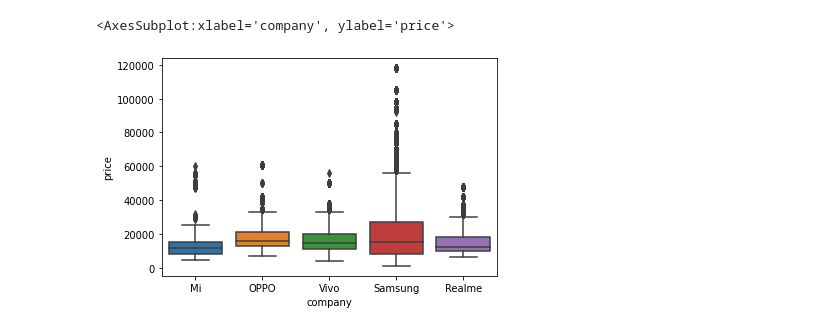
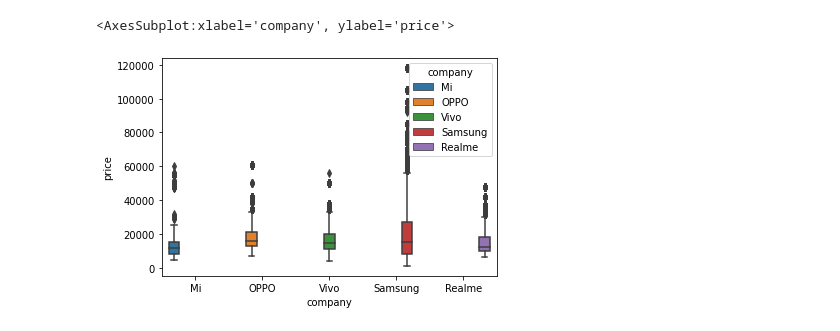
Before and after one commit to tejaschauhan373/price-predictior, a Jupyter notebook: test.ipynb, the cells around one changed output. Saved outputs shown, nothing was run; the diff lists cells and outputs as text; code cells hidden in the pictures.

```diff
--- a/test.ipynb
+++ b/test.ipynb
@@ -70,5 +35,5 @@ Name: model_number, Length: 925, dtype: int64
 # %%
-sns.boxplot(x='company', y='price', data = df)
+sns.boxplot(x='company', y='price',hue='company', data = df)
 # %% [output]
 <AxesSubplot:xlabel='company', ylabel='price'>
-[figure, old version]
+[figure, new version]
```
Also changed, not shown: parts of 10 cells of this notebook.
